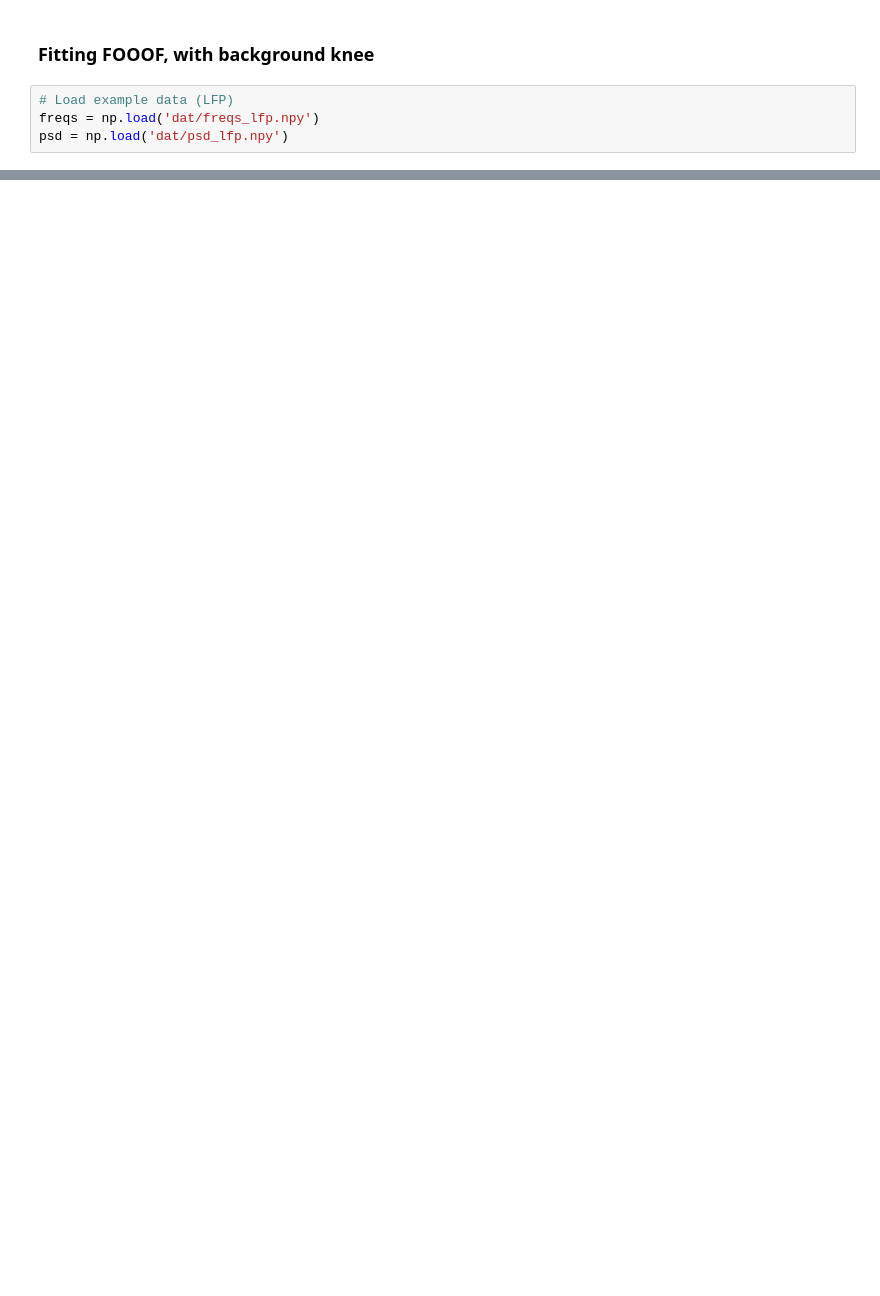
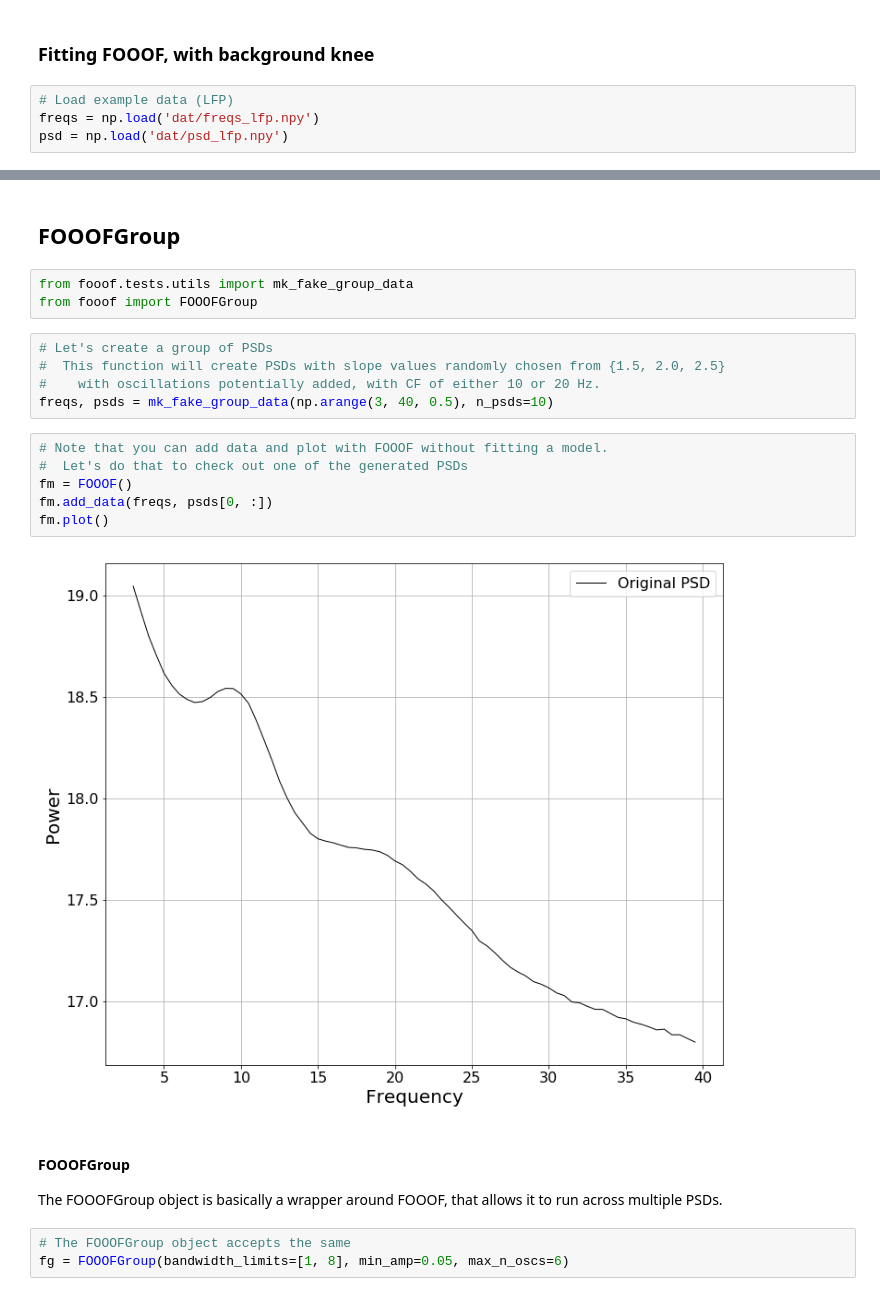
Before and after one commit to fooof-tools/fooof, a Jupyter notebook: tutorial/FOOOF_Tutorial.ipynb, the cells around one changed output, grey strips where cells are left out. Drawn from its saved outputs; the diff is of its cells as text; blank space fills up the shorter version.

```diff
--- a/tutorial/FOOOF_Tutorial.ipynb
+++ b/tutorial/FOOOF_Tutorial.ipynb
@@ -333,0 +380,25 @@ fm.model(freqs, psd, [2, 60], plt_log=True)
+# %% [markdown]
+## FOOOFGroup
+# %%
+from fooof.tests.utils import mk_fake_group_data
+from fooof import FOOOFGroup
+# %%
+# Let's create a group of PSDs
+#  This function will create PSDs with slope values randomly chosen from {1.5, 2.0, 2.5}
+#    with oscillations potentially added, with CF of either 10 or 20 Hz.
+freqs, psds = mk_fake_group_data(np.arange(3, 40, 0.5), n_psds=10)
+# %%
+# Note that you can add data and plot with FOOOF without fitting a model.
+#  Let's do that to check out one of the generated PSDs
+fm = FOOOF()
+fm.add_data(freqs, psds[0, :])
+fm.plot()
+# %% [output]
+[figure, added]
+# %% [markdown]
+#### FOOOFGroup
+
+The FOOOFGroup object is basically a wrapper around FOOOF, that allows it to run across multiple PSDs.
+# %%
+# The FOOOFGroup object accepts the same
+fg = FOOOFGroup(bandwidth_limits=[1, 8], min_amp=0.05, max_n_oscs=6)
```
Also changed, not shown: parts of 28 cells of this notebook.
